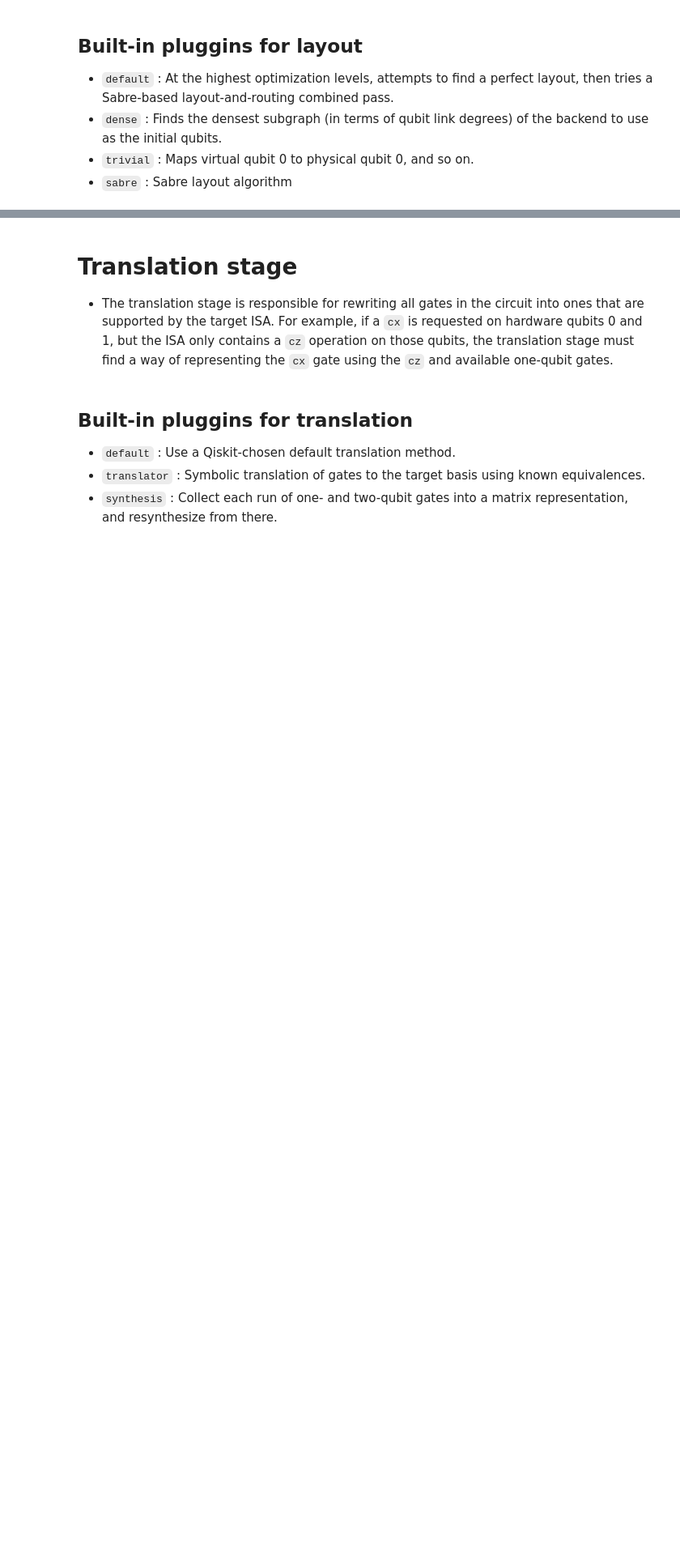
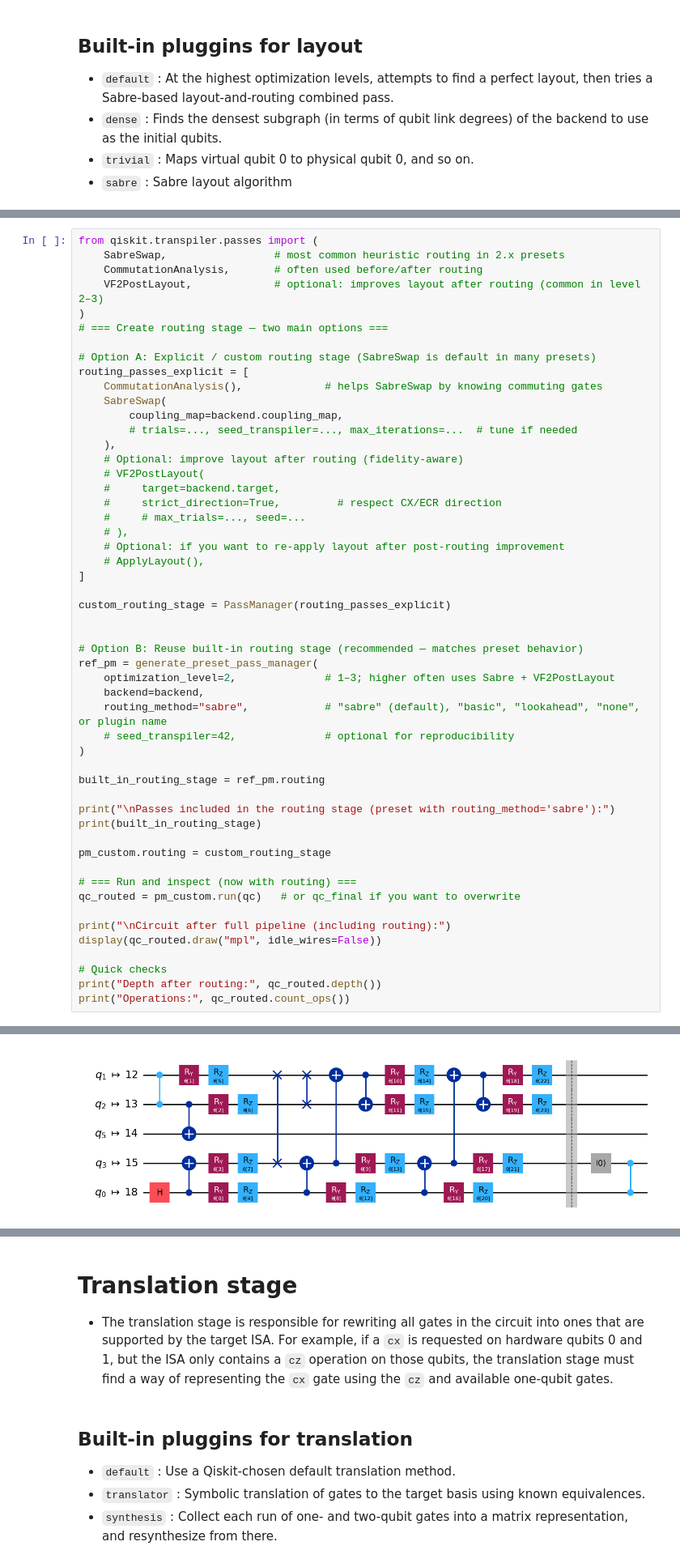
Before and after one commit to drmithileshkumar/qiskit, a Jupyter notebook: 14_Transpilation.ipynb, the cells around one changed output, grey strips where cells are left out. Shown at 81% size. Saved outputs shown, nothing was run; the diff lists cells and outputs as text; blank space fills up the shorter version.

```diff
--- a/14_Transpilation.ipynb
+++ b/14_Transpilation.ipynb
@@ -865,0 +867,53 @@ TranspileLayout(initial_layout=Layout({
+# %%
+from qiskit.transpiler.passes import (
+    SabreSwap,                 # most common heuristic routing in 2.x presets
+    CommutationAnalysis,       # often used before/after routing
+    VF2PostLayout,             # optional: improves layout after routing (common in level 2–3)
+)
+# === Create routing stage — two main options ===
+
+# Option A: Explicit / custom routing stage (SabreSwap is default in many presets)
+routing_passes_explicit = [
+    CommutationAnalysis(),             # helps SabreSwap by knowing commuting gates
+    SabreSwap(
+        coupling_map=backend.coupling_map,
+        # trials=..., seed_transpiler=..., max_iterations=...  # tune if needed
+    ),
+    # Optional: improve layout after routing (fidelity-aware)
+    # VF2PostLayout(
+    #     target=backend.target,
+    #     strict_direction=True,         # respect CX/ECR direction
+    #     # max_trials=..., seed=...
+    # ),
+    # Optional: if you want to re-apply layout after post-routing improvement
+    # ApplyLayout(),
+]
+
+custom_routing_stage = PassManager(routing_passes_explicit)
+
+
+# Option B: Reuse built-in routing stage (recommended — matches preset behavior)
+ref_pm = generate_preset_pass_manager(
+    optimization_level=2,              # 1–3; higher often uses Sabre + VF2PostLayout
+    backend=backend,
+    routing_method="sabre",            # "sabre" (default), "basic", "lookahead", "none", or plugin name
+    # seed_transpiler=42,              # optional for reproducibility
+)
+
+built_in_routing_stage = ref_pm.routing
+
+print("\nPasses included in the routing stage (preset with routing_method='sabre'):")
+print(built_in_routing_stage)
+
+pm_custom.routing = custom_routing_stage
+
+# === Run and inspect (now with routing) ===
+qc_routed = pm_custom.run(qc)   # or qc_final if you want to overwrite
+
+print("\nCircuit after full pipeline (including routing):")
+display(qc_routed.draw("mpl", idle_wires=False))
+
+# Quick checks
+print("Depth after routing:", qc_routed.depth())
+print("Operations:", qc_routed.count_ops())
+# %% [output]
@@ -865,0 +924 @@ TranspileLayout(initial_layout=Layout({
+[figure, added]
```
Also changed, not shown: parts of 9 cells of this notebook.
